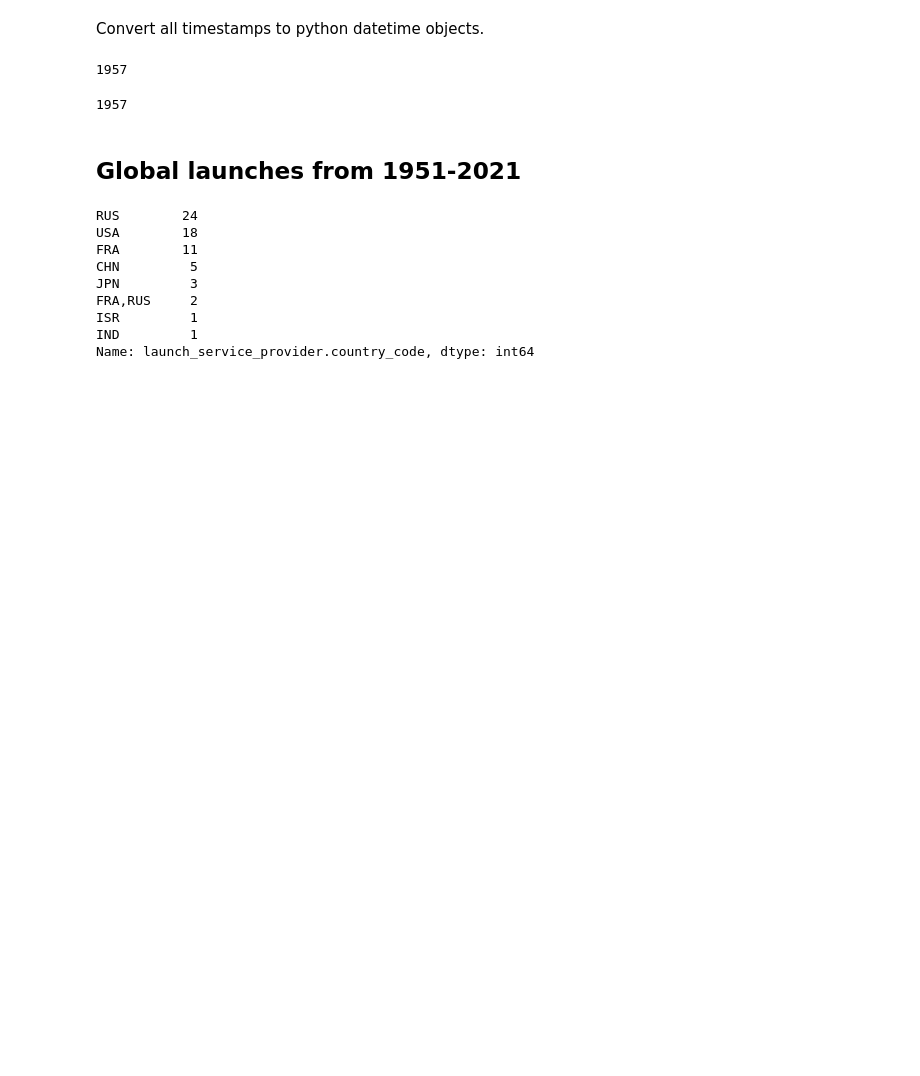
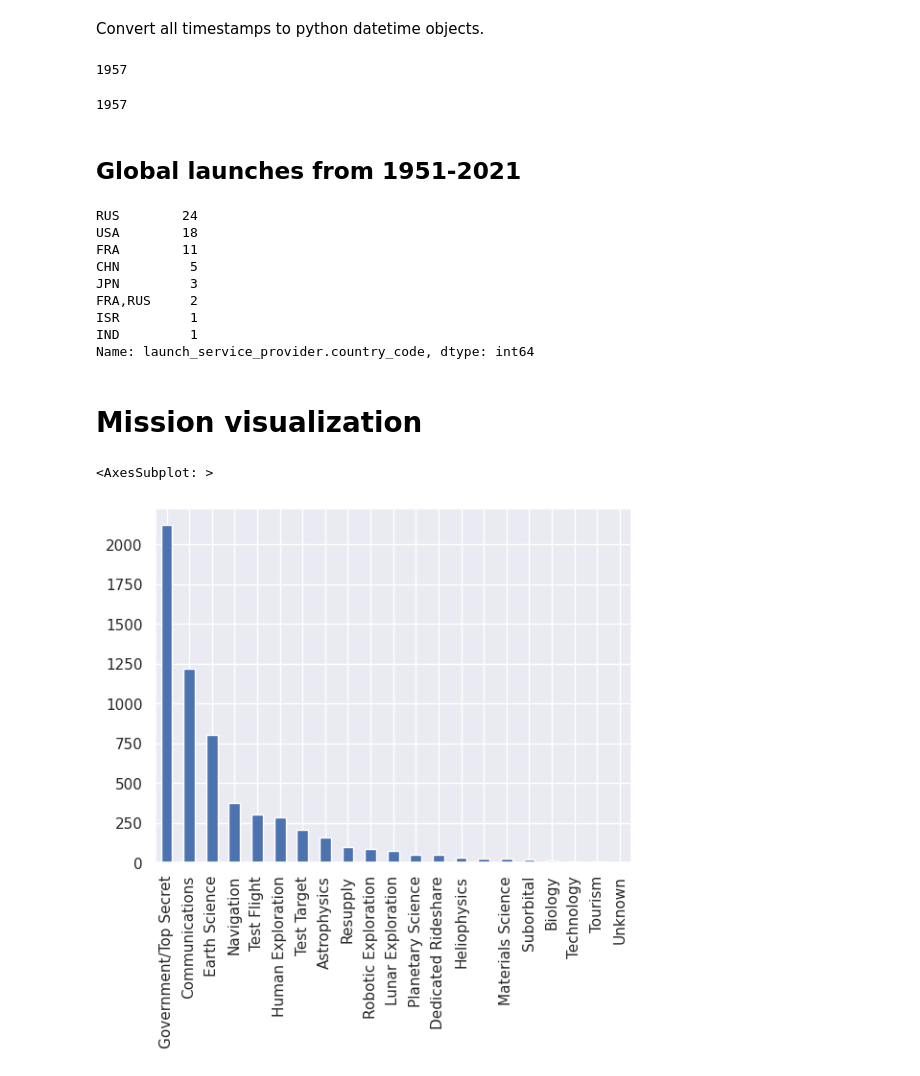
Before and after one commit to Victor4X/datavis-project, a Jupyter notebook: visualization/launches.ipynb, the cells around one changed output. Cells and saved outputs as stored; diff of their text form; code cells hidden in the pictures; blank space fills up the shorter version.

Commit message:
create stacked barchart of missions

```diff
--- a/visualization/launches.ipynb
+++ b/visualization/launches.ipynb
@@ -255,3 +258,11 @@ FRA,RUS     2
 ISR         1
 IND         1
 Name: launch_service_provider.country_code, dtype: int64
+# %% [markdown]
+# Mission visualization
+# %%
+missions = launch_df["mission.type"].value_counts()
+missions.plot(kind="bar")
+# %% [output]
+<AxesSubplot: >
+[figure, added]
```
Also changed, not shown: parts of 3 cells of this notebook.
